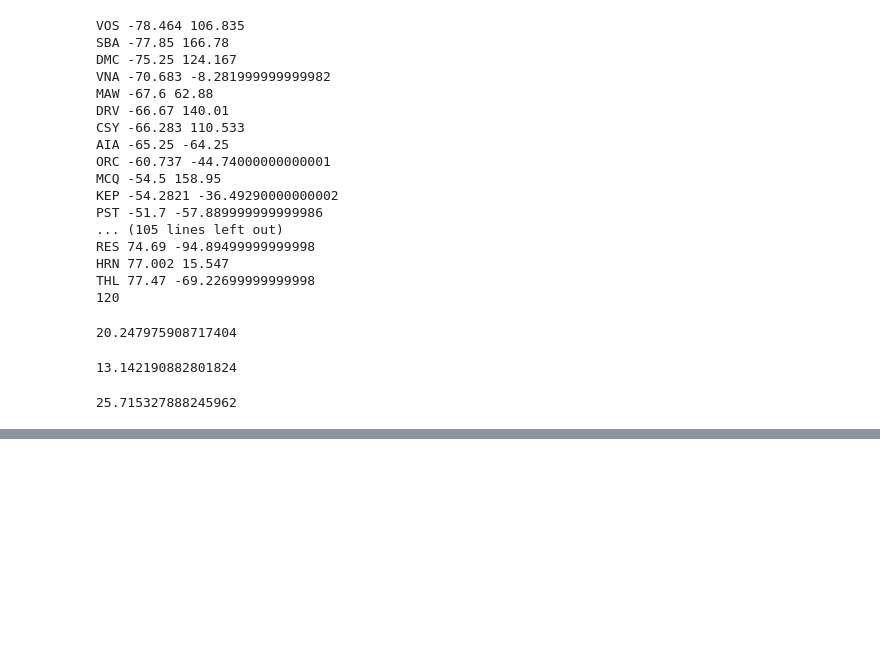
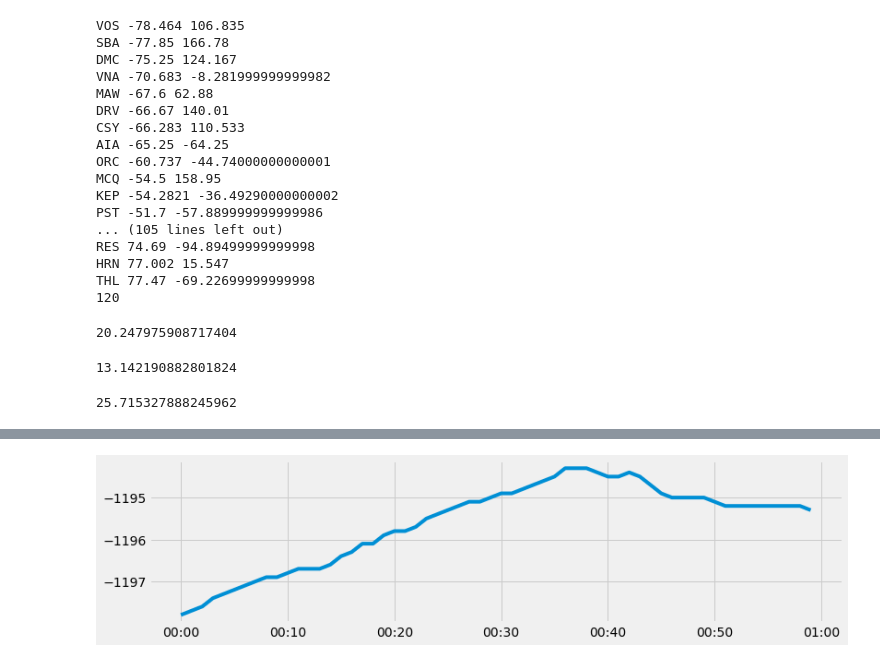
Before and after one commit to LendupLepcha/MagneticFieldData, a Jupyter notebook: Read data from webpage.ipynb, the cells around one changed output, grey strips where cells are left out. Drawn from its saved outputs; the diff is of its cells as text; code cells hidden in the pictures; blank space fills up the shorter version.

```diff
--- a/Read data from webpage.ipynb
+++ b/Read data from webpage.ipynb
@@ -331,0 +398,11 @@ math.sqrt((27.3314-49.35)**2 + (88.6138-75.32999999999998)**2)
+# %%
+plt.plot(x, y)
+date_format = mpl_dates.DateFormatter('%H:%M')
+plt.gca().xaxis.set_major_formatter(date_format)
+fig = plt.gcf()
+fig.set_size_inches(12, 3)
+# custom_ticks = np.linspace(ymin, ymax, N, dtype=int)
+# plt.set_yticks(custom_ticks);
+# plt.set_yticklabels(custom_ticks);
+# %% [output]
+[figure, added]
```
Also changed, not shown: parts of 22 cells of this notebook, 4 other files.
